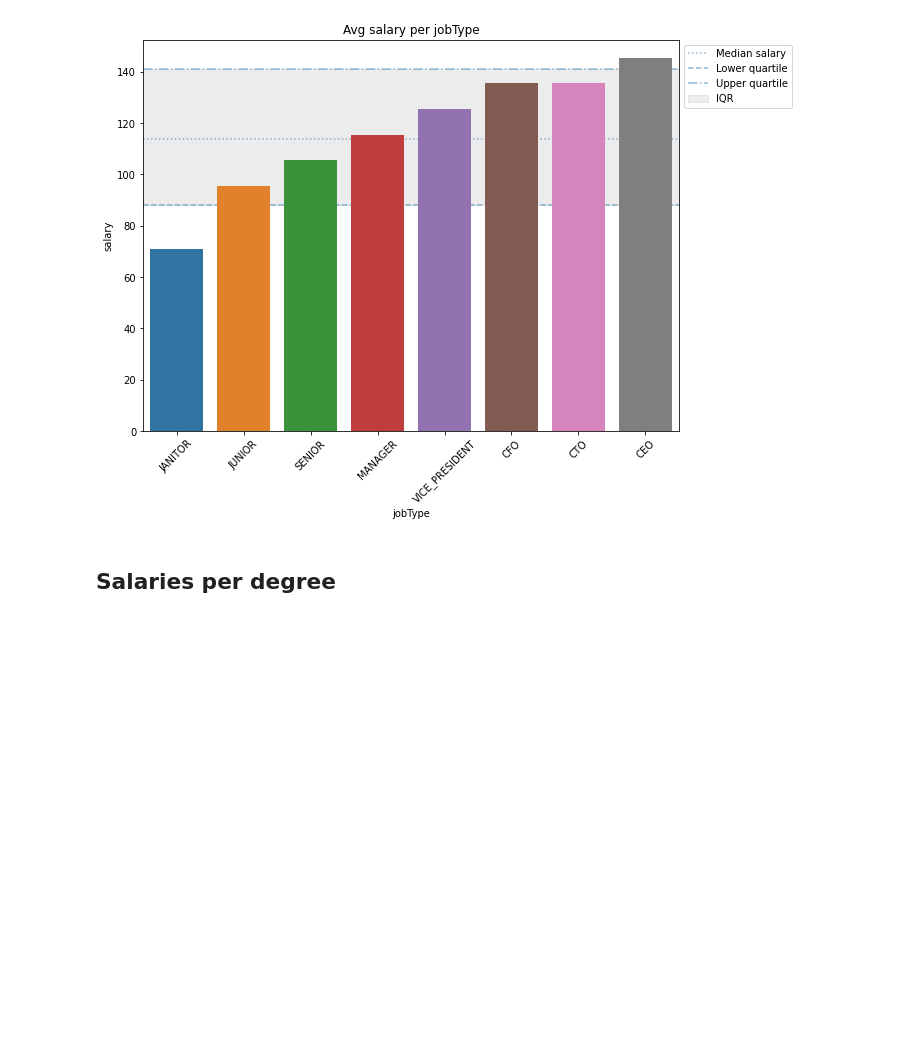
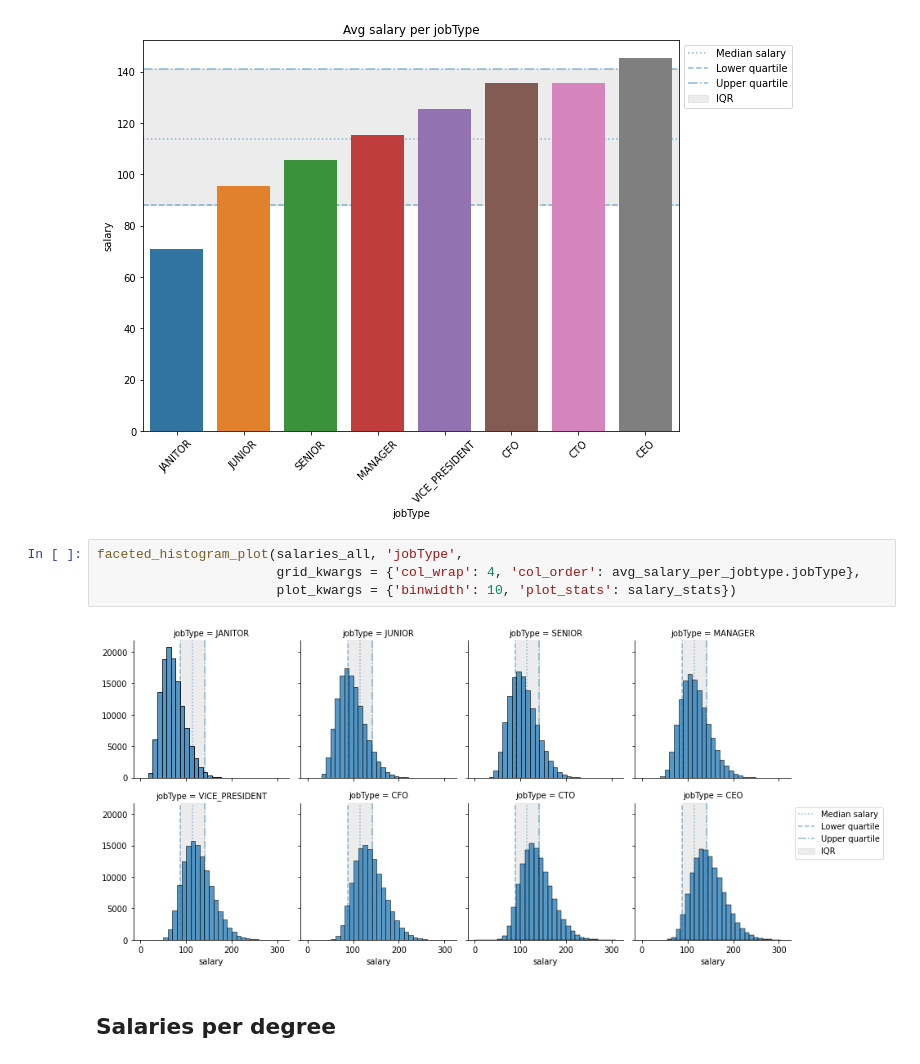
Before and after one commit to scottwiles/salary_prediction, a Jupyter notebook: notebooks/salary_prediction_eda.ipynb, the cells around one changed output. Cells and saved outputs as stored; diff of their text form; blank space fills up the shorter version.

Commit message:
Add faceted histogram plot

```diff
--- a/notebooks/salary_prediction_eda.ipynb
+++ b/notebooks/salary_prediction_eda.ipynb
@@ -297,6 +308,12 @@ salary_stats.plot_IQR()
 plt.show()
 # %% [output]
 [figure]
+# %%
+faceted_histogram_plot(salaries_all, 'jobType',
+                       grid_kwargs = {'col_wrap': 4, 'col_order': avg_salary_per_jobtype.jobType},
+                       plot_kwargs = {'binwidth': 10, 'plot_stats': salary_stats})
+# %% [output]
+[figure, added]
 # %% [markdown]
 ## Salaries per degree
 # %%
```
Also changed, not shown: parts of 22 cells of this notebook, 1 other file.
